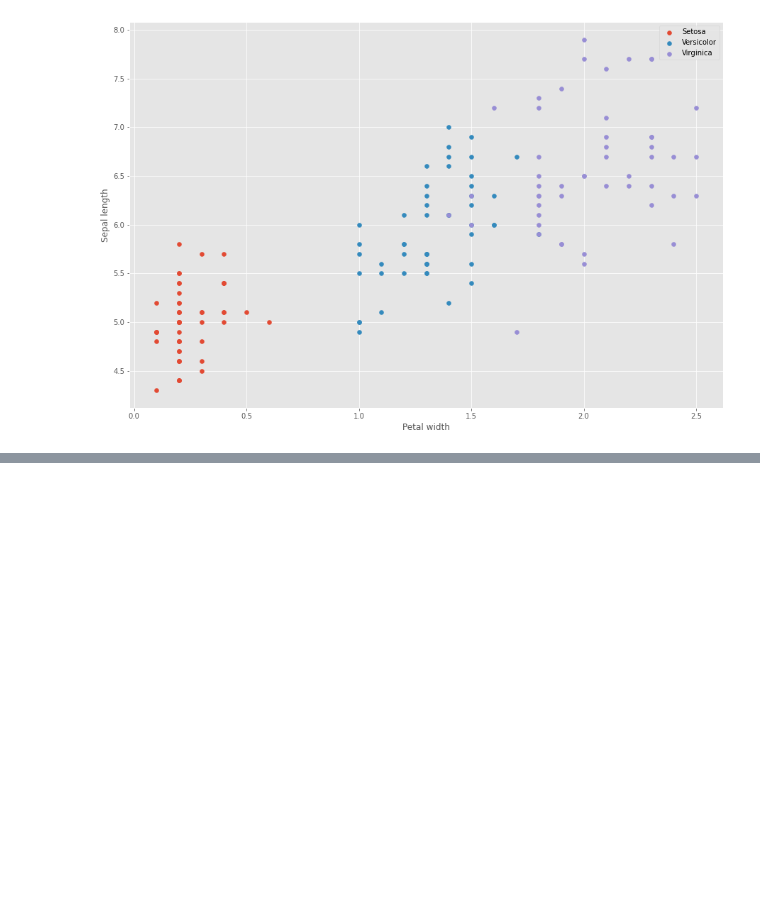
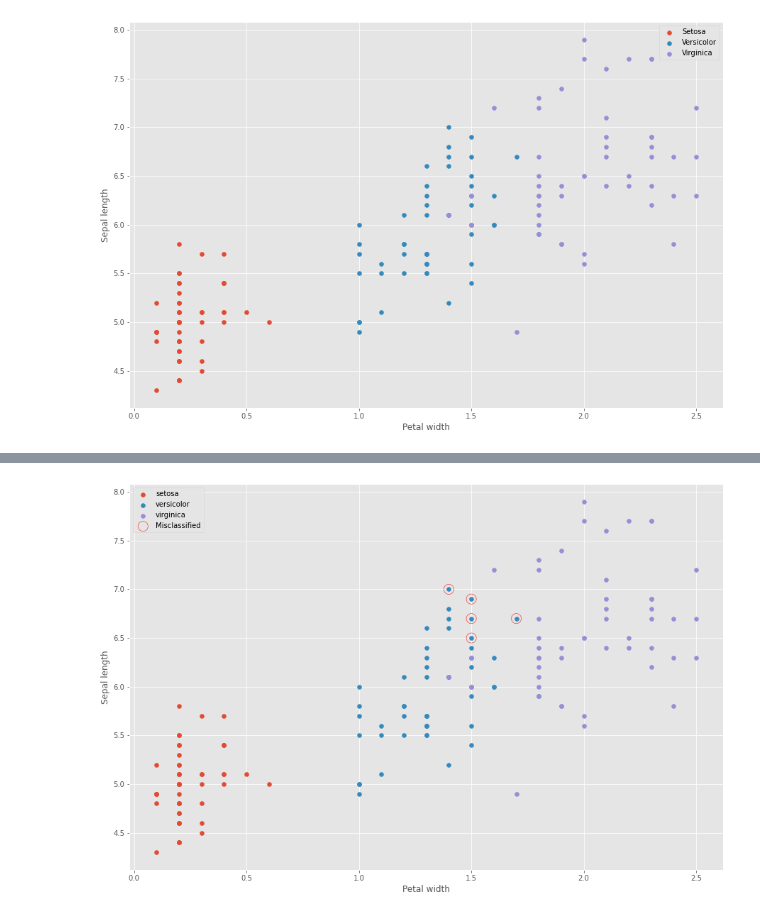
Before and after one commit to orlaith17/MachineLearning-StatisticsCoursework, a Jupyter notebook: Iris.ipynb, the cells around one changed output, grey strips where cells are left out. Cells and saved outputs as stored; diff of their text form; code cells hidden in the pictures; blank space fills up the shorter version.

```diff
--- a/Iris.ipynb
+++ b/Iris.ipynb
@@ -132,0 +319,6 @@ ax.legend();
+# %%
+# Create a new classifier.
+lre = lm.LogisticRegression(random_state=0)
+
+# Train the classifier on our data.
+lre.fit(inputs, outputs)
@@ -132,0 +327,4 @@ ax.legend();
+# %%
+# Ask the classifier to classify the test data.
+predictions = lre.predict(test[['sepal_length', 'petal_width']])
+predictions
@@ -132,0 +370,4 @@ ax.legend();
+# %%
+# Append a column to the test data frame with the predictions.
+test['predicted'] = predictions
+test.head()
@@ -132,0 +386,4 @@ ax.legend();
+# %%
+# Show the misclassified data.
+misclass = test[test['predicted'] != test['species']]
+misclass
@@ -132,0 +406,17 @@ ax.legend();
+# %%
+# New plot.
+fig, ax = plt.subplots()
+
+# Plot the training data
+for species, data in df.groupby('species'):
+    ax.scatter(data['petal_width'], data['sepal_length'], label=species)
+
+# Plot misclassified.
+ax.scatter(misclass['petal_width'], misclass['sepal_length'], s=200, facecolor='none', edgecolor='r', label='Misclassified')
+
+# Show the legend.
+ax.set_xlabel('Petal width')
+ax.set_ylabel('Sepal length')
+ax.legend();
+# %% [output]
+[figure, added]
```
Also changed, not shown: parts of 57 cells of this notebook.
